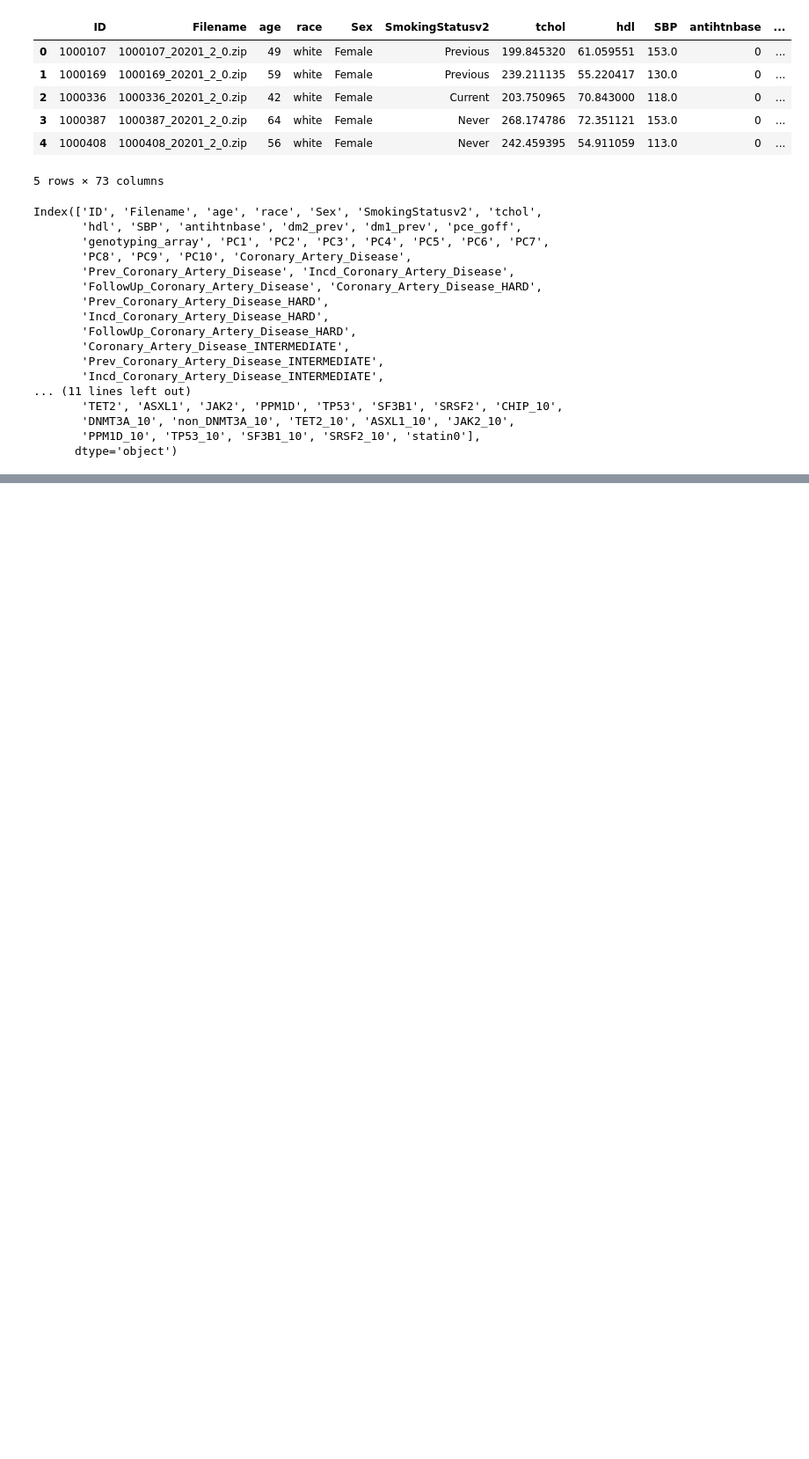
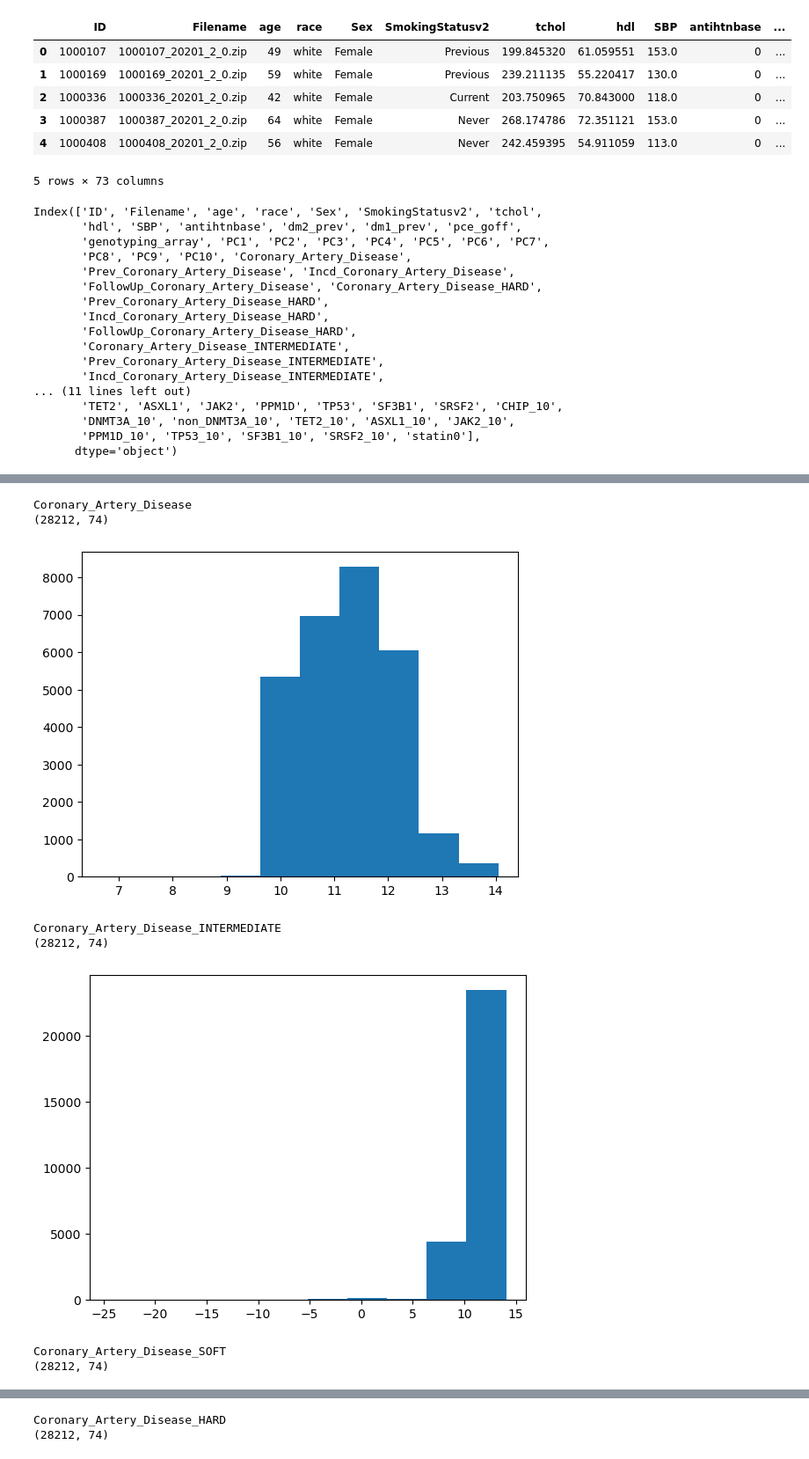
Before and after one commit to mkamineni/spleenCADimaging, a Jupyter notebook: predictCAD/incorporate_MRI_times.ipynb, the cells around one changed output, grey strips where cells are left out. Shown at 88% size. Cells and saved outputs as stored; diff of their text form; code cells hidden in the pictures; blank space fills up the shorter version.

```diff
--- a/predictCAD/incorporate_MRI_times.ipynb
+++ b/predictCAD/incorporate_MRI_times.ipynb
@@ -83,0 +150,16 @@ df.head()
+# %%
+for outcome in ['Coronary_Artery_Disease', 'Coronary_Artery_Disease_INTERMEDIATE', 'Coronary_Artery_Disease_SOFT', 'Coronary_Artery_Disease_HARD']:
+    print(outcome)
+    new_df = new[new['FollowUp_Coronary_Artery_Disease']>new['time_to_mri_acquisition']/365.25]
+    print(new_df.shape)
+    fig = plt.hist(new_df['FollowUp_'+outcome])
+    plt.show()
+# %% [output]
+Coronary_Artery_Disease
+(28212, 74)
+[figure, added]
+Coronary_Artery_Disease_INTERMEDIATE
+(28212, 74)
+[figure, added]
+Coronary_Artery_Disease_SOFT
+(28212, 74)
@@ -83,0 +167,2 @@ df.head()
+Coronary_Artery_Disease_HARD
+(28212, 74)
```
Also changed, not shown: parts of 6 cells of this notebook, 6 other files.
